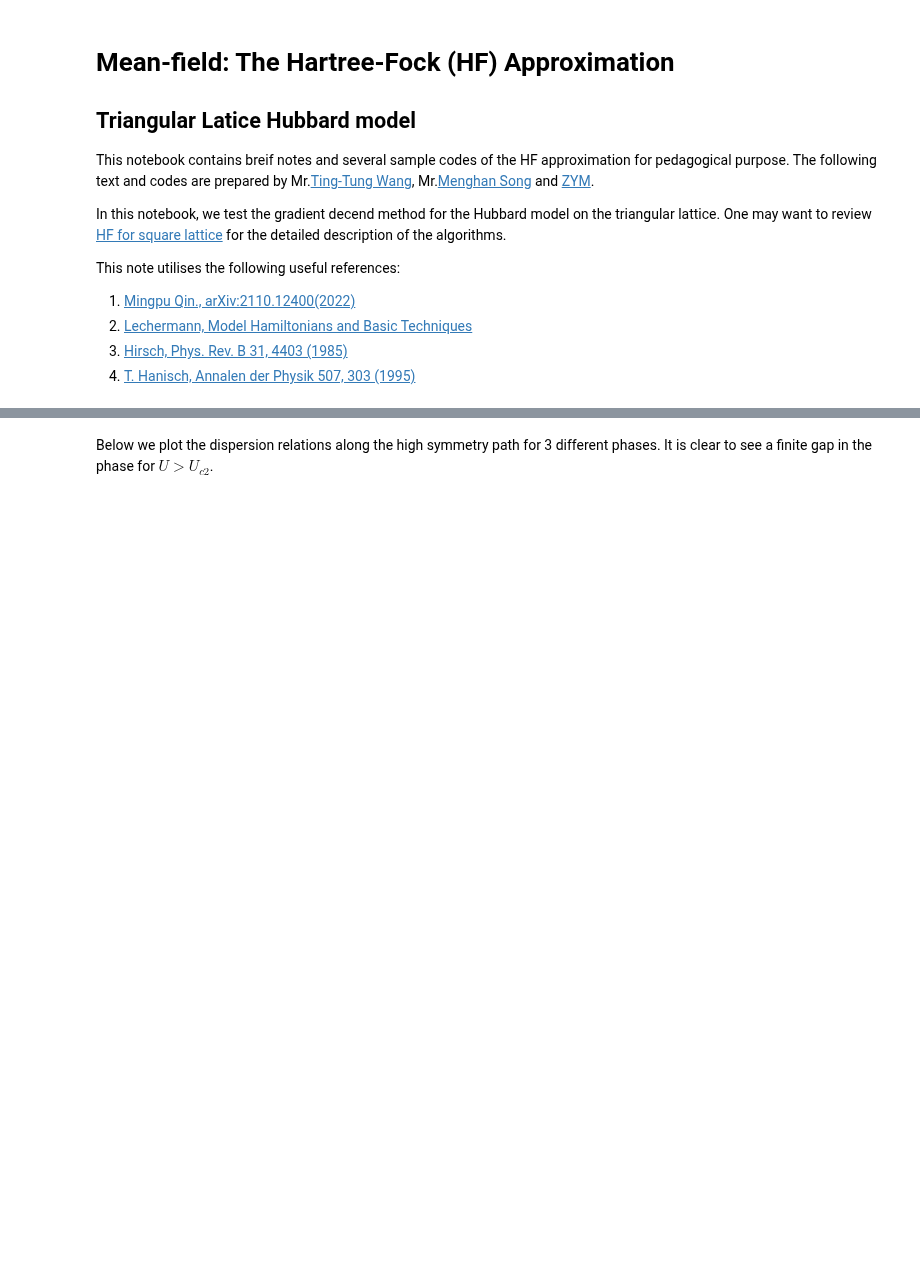
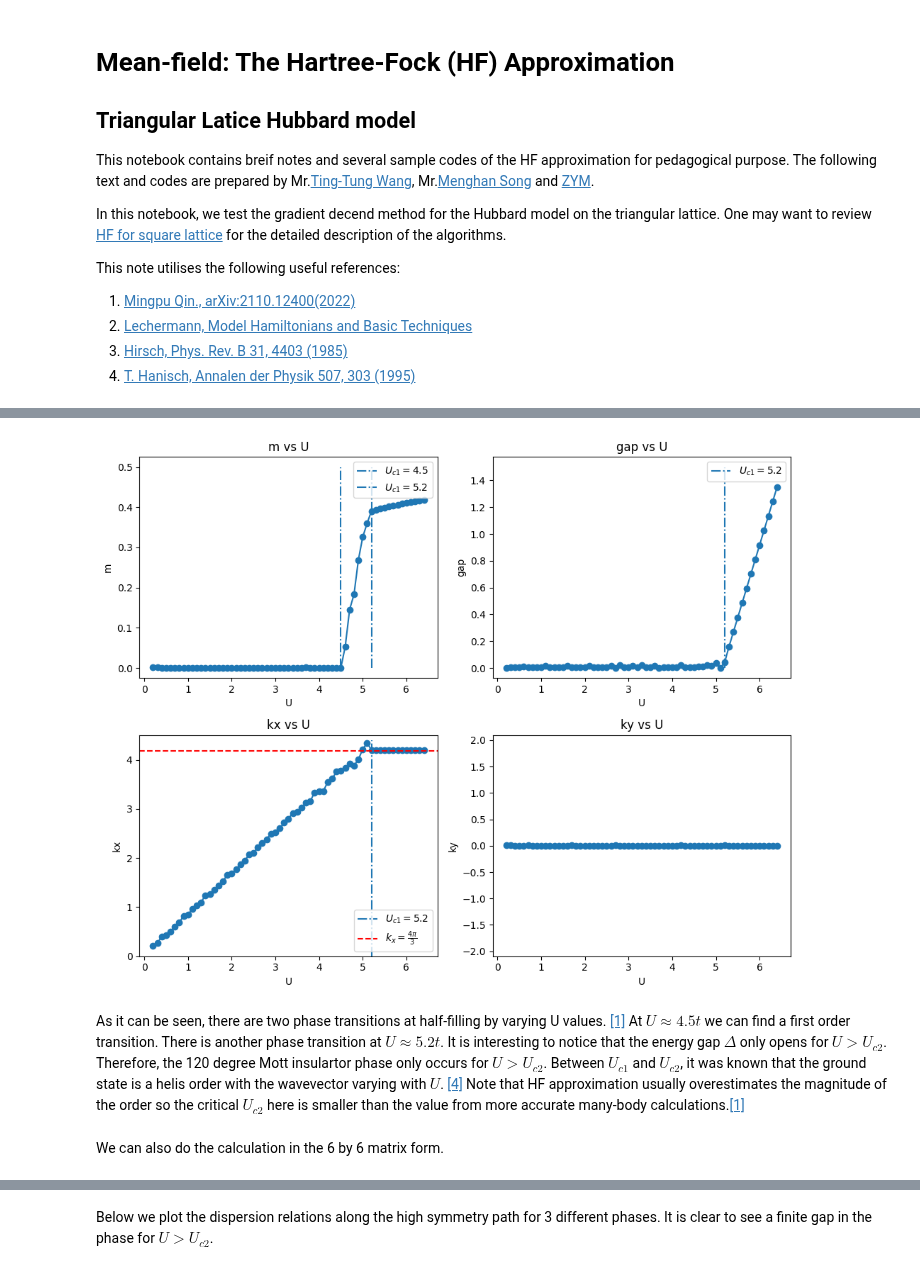
Before and after one commit to songmengh/mean-field, a Jupyter notebook: HF_Hubbard_tri_draft.ipynb, the cells around one changed output, grey strips where cells are left out. Drawn from its saved outputs; the diff is of its cells as text; code cells hidden in the pictures; blank space fills up the shorter version.

```diff
--- a/HF_Hubbard_tri_draft.ipynb
+++ b/HF_Hubbard_tri_draft.ipynb
@@ -79,3 +312,53 @@ with $A(k)= e^{ik\delta_1}+e^{-ik\delta_2}+e^{ik(\delta_1-\delta_2)}$ and $\delt
+# %%
+fig, axs = plt.subplots(2, 2, figsize=(10, 8))
+
+
+axs[0, 0].plot(Ulist, m_end[0])
+axs[0, 0].scatter(Ulist, m_end[0])
+axs[0, 0].vlines(4.5,0,0.5,linestyles='-.',label='$U_{c1} = 4.5$')
+axs[0, 0].vlines(5.2,0,0.5,linestyles='-.',label='$U_{c1} = 5.2$')
+axs[0, 0].set_xlabel('U')
+axs[0, 0].set_ylabel('m')
+axs[0, 0].set_title('m vs U')
+axs[0, 0].legend()
+
+
+axs[0, 1].plot(Ulist, gap_end[0])
+axs[0, 1].scatter(Ulist, gap_end[0])
+axs[0, 1].vlines(5.2,0,1.5,linestyles='-.',label='$U_{c1} = 5.2$')
+axs[0, 1].set_xlabel('U')
+axs[0, 1].set_ylabel('gap')
+axs[0, 1].set_title('gap vs U')
+axs[0, 1].legend()
+
+
+axs[1, 0].plot(Ulist, qx_end[0])
+axs[1, 0].scatter(Ulist, qx_end[0])
+axs[1, 0].vlines(5.2,0,4.4,linestyles='-.',label='$U_{c1} = 5.2$')
+axs[1, 0].axhline(y = 4*np.pi/3, color='red', linestyle='--', label=r'$k_x = \frac{4\pi}{3}$')
+axs[1, 0].set_xlabel('U')
+axs[1, 0].set_ylabel('kx')
+axs[1, 0].set_title('kx vs U')
+axs[1, 0].set_ylim(0, np.pi*(4/3+0.1))
+axs[1, 0].legend()
+
+axs[1, 1].plot(Ulist, qy_end[0])
+axs[1, 1].scatter(Ulist, qy_end[0])
+axs[1, 1].set_xlabel('U')
+axs[1, 1].set_ylabel('ky')
+axs[1, 1].set_title('ky vs U')
+axs[1, 1].set_ylim(-np.pi*2/3, np.pi*2/3)
+
+
+plt.tight_layout()
+
+plt.show()
+# %% [output]
+[figure, added]
+# %% [markdown]
+As it can be seen, there are two phase transitions at half-filling by varying U values. [[1]](https://arxiv.org/abs/2110.12400) At $U ≈ 4.5t$ we can find a first order transition. There is another phase transition at $U ≈ 5.2t$. It is interesting to notice that the energy gap $\Delta$ only opens for $U > U_{c2}$. Therefore, the 120 degree Mott insulartor phase only occurs for $U>U_{c2}$. Between $U_{c1}$ and $U_{c2}$, it was known that the ground state is a helis order with the wavevector varying with $U$. [[4]](https://onlinelibrary.wiley.com/doi/abs/10.1002/andp.19955070405) Note that HF approximation usually overestimates the magnitude of the order so the critical $U_{c2}$ here is smaller than the value from more accurate many-body calculations.[[1]](https://arxiv.org/abs/2110.12400)
+# %% [markdown]
+We can also do the calculation in the 6 by 6 matrix form.
 # %%
 import numpy as np
 import matplotlib.pyplot as plt
```
Also changed, not shown: parts of 15 cells of this notebook.
